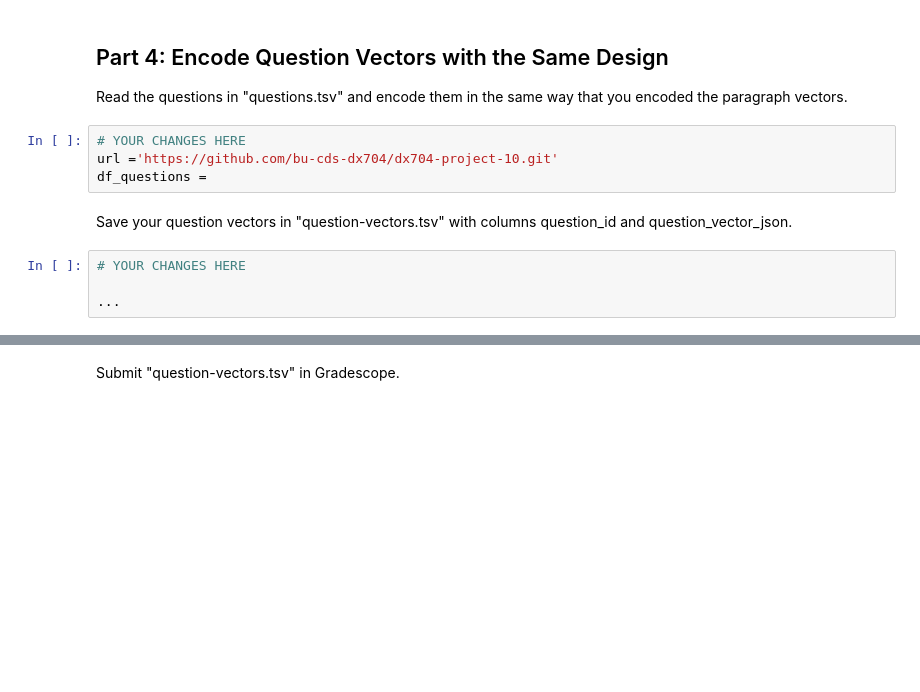
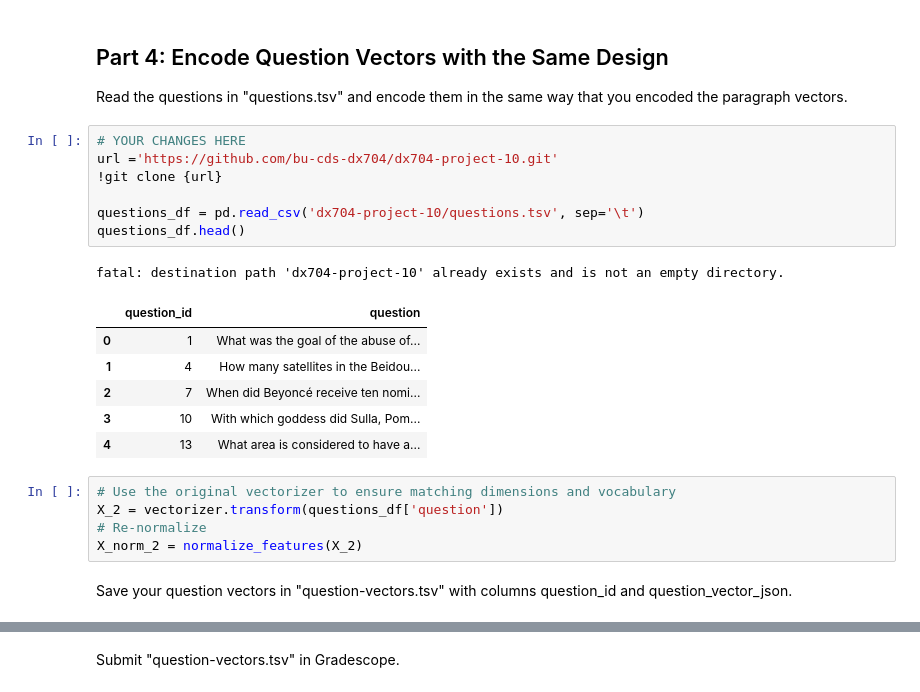
Before and after one commit to Felixe360/BI-leaders, a Jupyter notebook: project.ipynb, the cells around one changed output, grey strips where cells are left out. Drawn from its saved outputs; the diff is of its cells as text; blank space fills up the shorter version.

```diff
--- a/project.ipynb
+++ b/project.ipynb
@@ -183,10 +179,22 @@ Read the questions in "questions.tsv" and encode them in the same way that you e
 # %%
 # YOUR CHANGES HERE
 url ='https://github.com/bu-cds-dx704/dx704-project-10.git'
-df_questions =
+!git clone {url}
+
+questions_df = pd.read_csv('dx704-project-10/questions.tsv', sep='\t')
+questions_df.head()
+# %% [output]
+fatal: destination path 'dx704-project-10' already exists and is not an empty directory.
+|  | question_id | question |
+| 0 | 1 | What was the goal of the abuse of... |
+| 1 | 4 | How many satellites in the Beidou... |
+| 2 | 7 | When did Beyoncé receive ten nomi... |
+| 3 | 10 | With which goddess did Sulla, Pom... |
+| 4 | 13 | What area is considered to have a... |
+# %%
+# Use the original vectorizer to ensure matching dimensions and vocabulary
+X_2 = vectorizer.transform(questions_df['question'])
+# Re-normalize
+X_norm_2 = normalize_features(X_2)
 # %% [markdown]
 Save your question vectors in "question-vectors.tsv" with columns question_id and question_vector_json.
-# %%
-# YOUR CHANGES HERE
-
-...
```
Also changed, not shown: parts of 11 cells of this notebook.
